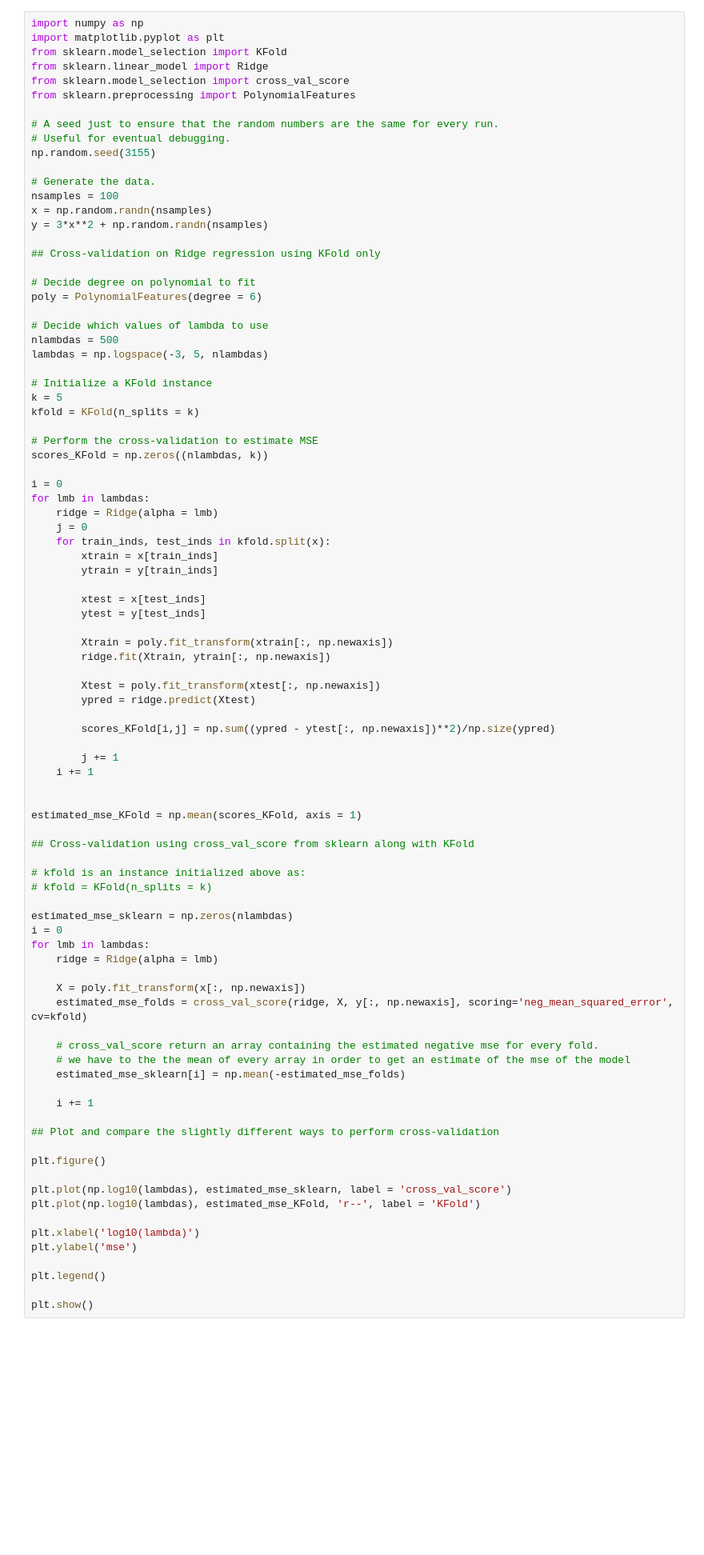
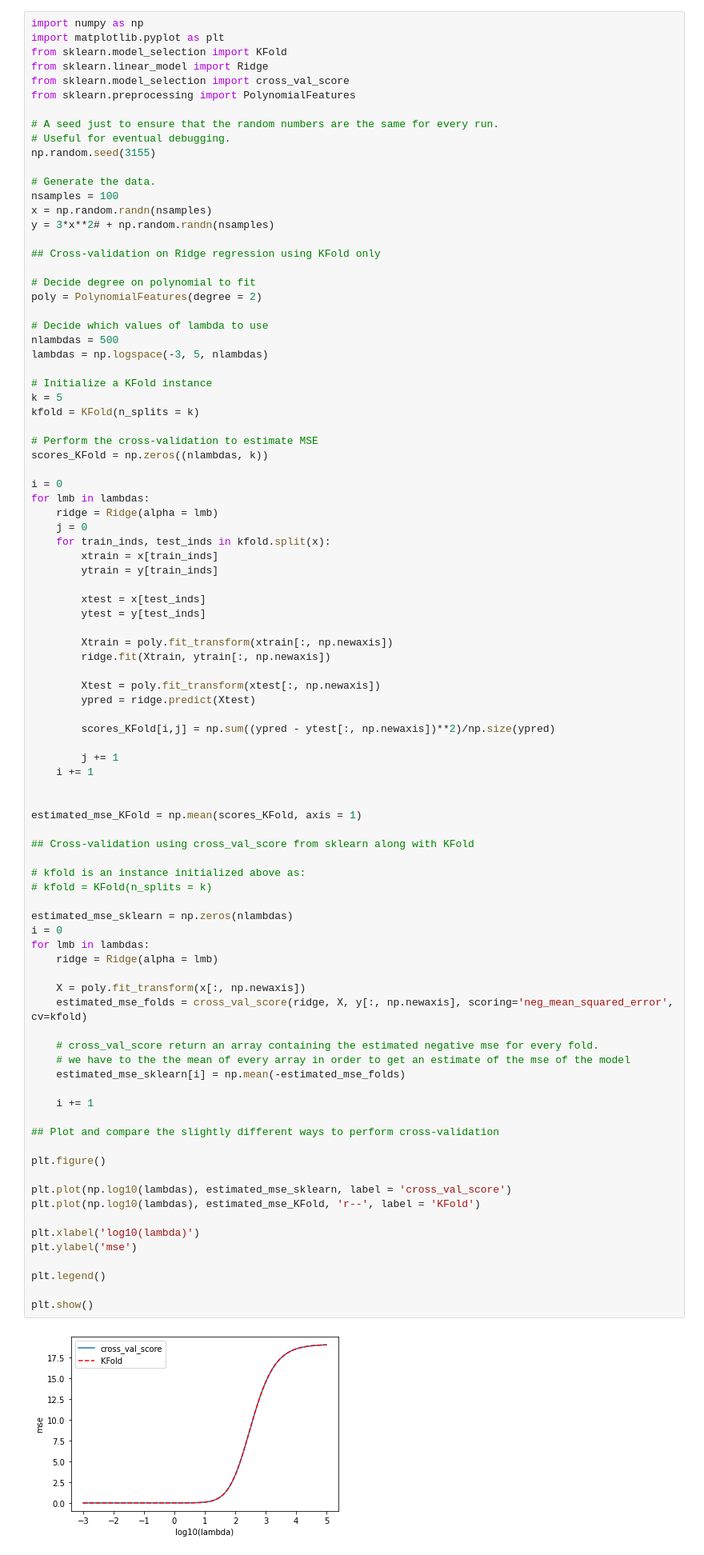
Before and after one commit to CompPhysics/MLErasmus, a Jupyter notebook: doc/pub/day3/ipynb/day3.ipynb, the cells around one changed output. Shown at 80% size. Saved outputs shown, nothing was run; the diff lists cells and outputs as text; blank space fills up the shorter version.

```diff
--- a/doc/pub/day3/ipynb/day3.ipynb
+++ b/doc/pub/day3/ipynb/day3.ipynb
@@ -2332,12 +2378,12 @@ np.random.seed(3155)
 # Generate the data.
 nsamples = 100
 x = np.random.randn(nsamples)
-y = 3*x**2 + np.random.randn(nsamples)
+y = 3*x**2# + np.random.randn(nsamples)
 
 ## Cross-validation on Ridge regression using KFold only
 
 # Decide degree on polynomial to fit
-poly = PolynomialFeatures(degree = 6)
+poly = PolynomialFeatures(degree = 2)
 
 # Decide which values of lambda to use
 nlambdas = 500
@@ -2380,33 +2426,35 @@ estimated_mse_KFold = np.mean(scores_KFold, axis = 1)
 # kfold is an instance initialized above as:
 # kfold = KFold(n_splits = k)
 
 estimated_mse_sklearn = np.zeros(nlambdas)
 i = 0
 for lmb in lambdas:
     ridge = Ridge(alpha = lmb)
 
     X = poly.fit_transform(x[:, np.newaxis])
     estimated_mse_folds = cross_val_score(ridge, X, y[:, np.newaxis], scoring='neg_mean_squared_error', cv=kfold)
 
     # cross_val_score return an array containing the estimated negative mse for every fold.
     # we have to the the mean of every array in order to get an estimate of the mse of the model
     estimated_mse_sklearn[i] = np.mean(-estimated_mse_folds)
 
     i += 1
 
 ## Plot and compare the slightly different ways to perform cross-validation
 
 plt.figure()
 
 plt.plot(np.log10(lambdas), estimated_mse_sklearn, label = 'cross_val_score')
 plt.plot(np.log10(lambdas), estimated_mse_KFold, 'r--', label = 'KFold')
 
 plt.xlabel('log10(lambda)')
 plt.ylabel('mse')
 
 plt.legend()
 
 plt.show()
+# %% [output]
+[figure, added]
 # %% [markdown]
 ## More examples on bootstrap and cross-validation and errors
 # %%
```
Also changed, not shown: parts of 5 cells of this notebook, 1 other file.
